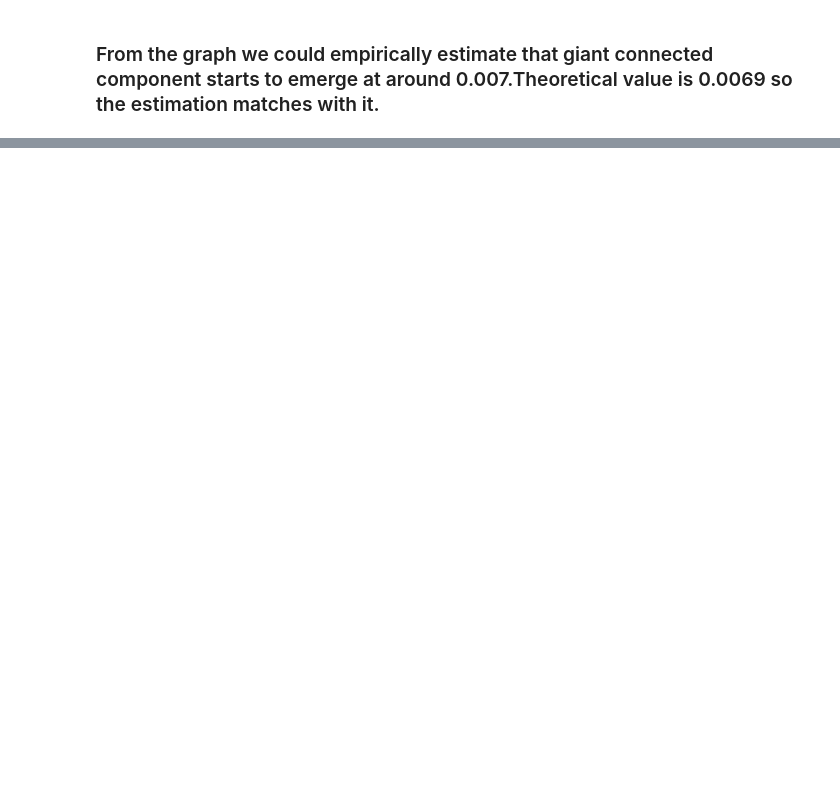
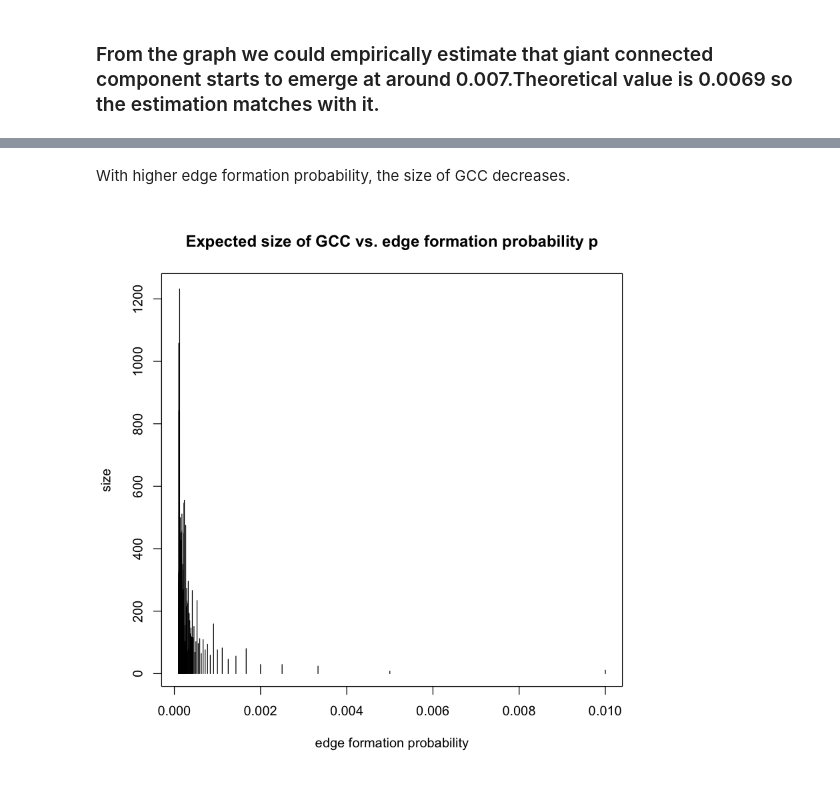
Before and after one commit to wanghran/ECE232_Graph, a Jupyter notebook: Project 1.ipynb, the cells around one changed output, grey strips where cells are left out. Saved outputs shown, nothing was run; the diff lists cells and outputs as text; code cells hidden in the pictures; blank space fills up the shorter version.

```diff
--- a/Project 1.ipynb
+++ b/Project 1.ipynb
@@ -186,0 +187,17 @@ plot(plist,mylist,main="normalized GCC sizes vs p",xlab="p",ylab="normalized GCC
+# %% [markdown]
+With higher edge formation probability, the size of GCC decreases.
+# %%
+GCC_size_d2 <- list()
+prob_list_d2 <- list()
+for (num in node_list) {
+    g1d2 = erdos.renyi.game(num, 1/num, directed=F)
+    g1d2.components <- clusters(g1d2)
+    size_d2 <- g1d2.components$csize
+    GCC_size_d2 <- c(GCC_size_d2, list(max(size_d2)))
+}
+for (num in node_list) {
+    prob_list_d2 <- c(prob_list_d2, list(1/num))
+}
+plot(prob_list_d2, GCC_size_d2, main="Expected size of GCC vs. edge formation probability p",xlab="edge formation probability",ylab="size", type="h")
+# %% [output]
+[figure, added]
```
Also changed, not shown: parts of 11 cells of this notebook.
